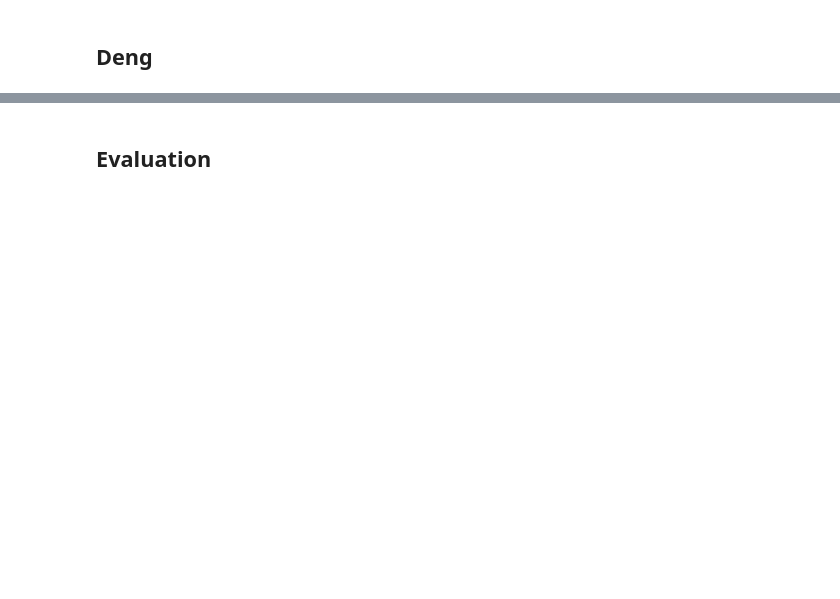
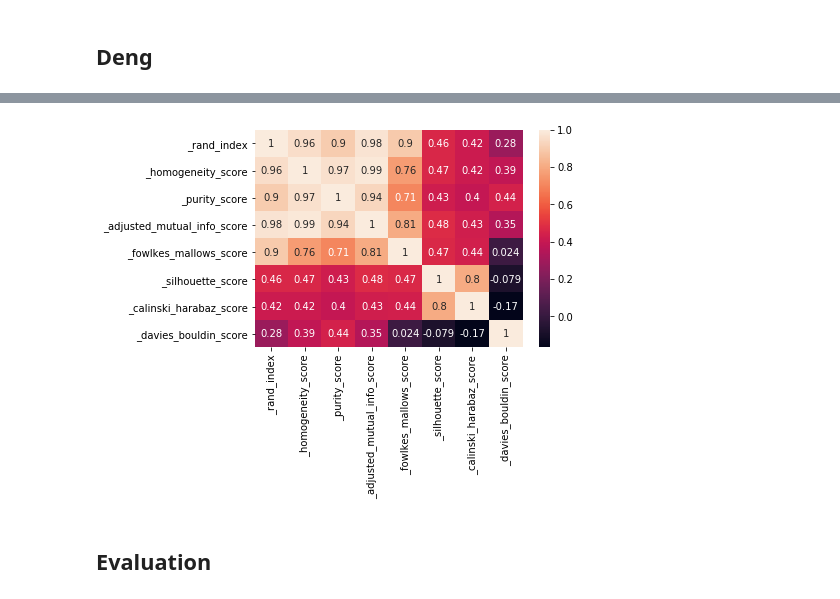
Before and after one commit to ciortanmadalina/single-cell-sota, a Jupyter notebook: gmm/gmm-pipeline.ipynb, the cells around one changed output, grey strips where cells are left out. Drawn from its saved outputs; the diff is of its cells as text; code cells hidden in the pictures; blank space fills up the shorter version.

```diff
--- a/gmm/gmm-pipeline.ipynb
+++ b/gmm/gmm-pipeline.ipynb
@@ -206,0 +249,5 @@ gmm_utils.plotBestPrediction(summaryDf, dataset, pca_comp = 4)
+# %%
+resultsDf = pd.read_pickle(resultsFile)
+display(resultsDf.sort_values(by='_rand_index', ascending = False).head(3))
+gmm_utils.plotCorrelation(resultsDf)
+# %% [output]
@@ -207,3 +258,4 @@ gmm_utils.plotBestPrediction(summaryDf, dataset, pca_comp = 4)
+[figure, added]
 # %%
 bestBic, bestAic, bestSil = optimalNbClustersGMM(pc, params['min_clusters'], params['max_clusters'], 2)
 # %%
```
Also changed, not shown: parts of 18 cells of this notebook, 10 other files.
